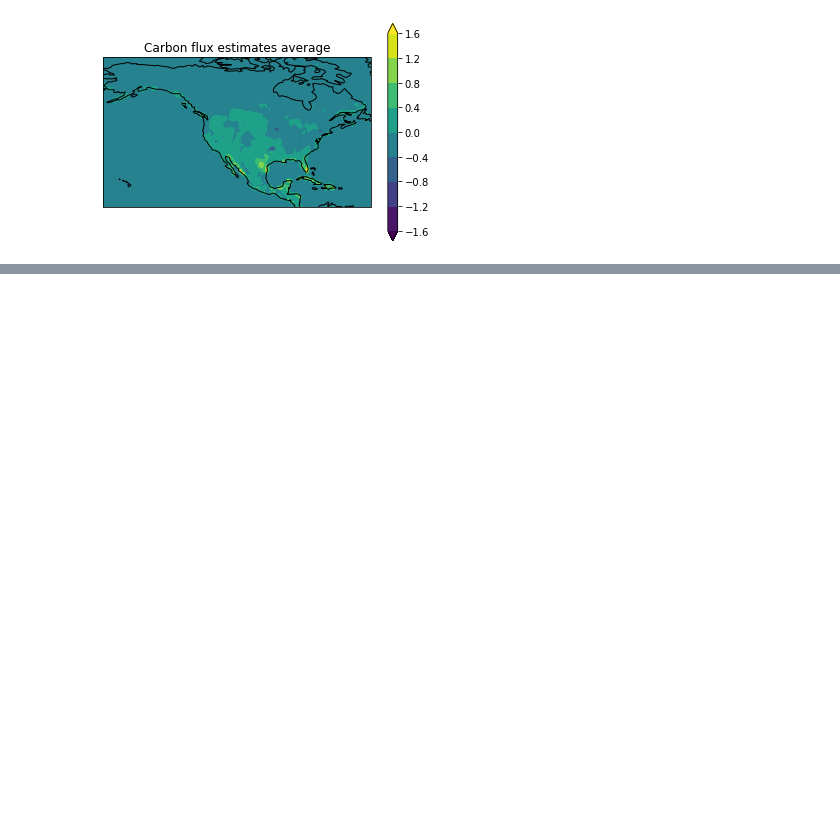
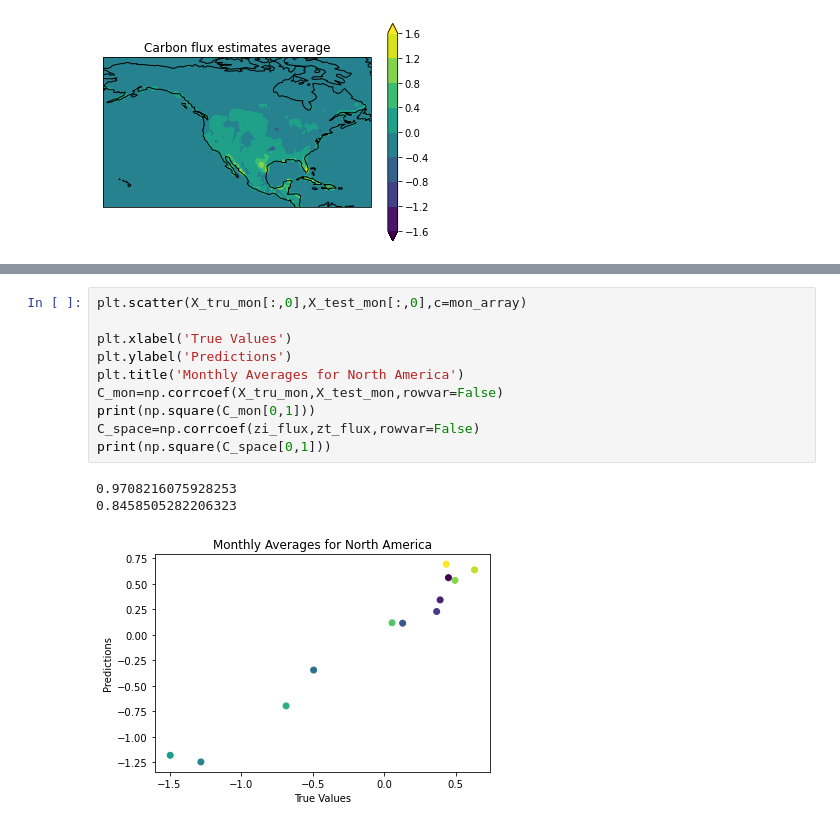
Before and after one commit to ypshiga/Neural_tutorial, a Jupyter notebook: NN_sandbox.ipynb, the cells around one changed output, grey strips where cells are left out. Drawn from its saved outputs; the diff is of its cells as text; blank space fills up the shorter version.

```diff
--- a/NN_sandbox.ipynb
+++ b/NN_sandbox.ipynb
@@ -621,0 +652,14 @@ plt.show()
+# %%
+plt.scatter(X_tru_mon[:,0],X_test_mon[:,0],c=mon_array)
+
+plt.xlabel('True Values')
+plt.ylabel('Predictions')
+plt.title('Monthly Averages for North America')
+C_mon=np.corrcoef(X_tru_mon,X_test_mon,rowvar=False)
+print(np.square(C_mon[0,1]))
+C_space=np.corrcoef(zi_flux,zt_flux,rowvar=False)
+print(np.square(C_space[0,1]))
+# %% [output]
+0.9708216075928253
+0.8458505282206323
+[figure, added]
```
Also changed, not shown: parts of 8 cells of this notebook.
